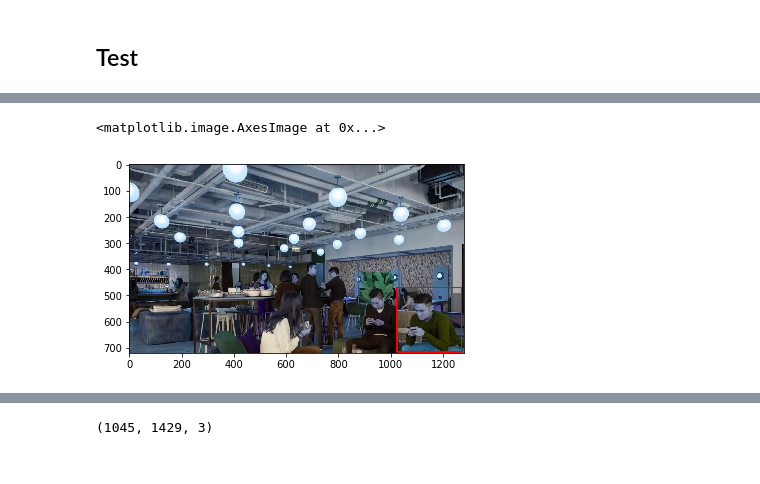
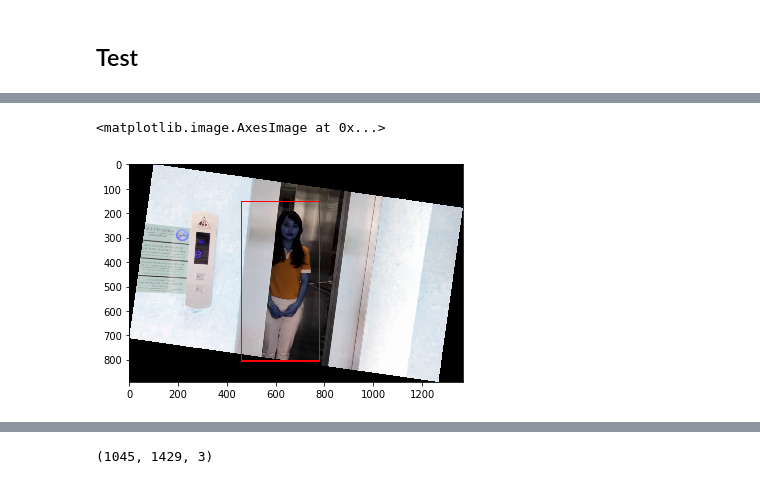
Before and after one commit to damvantai/Hand-Detection, a Jupyter notebook: src/02_Augmentation_Image_Tested_Finish.ipynb, the cells around one changed output, grey strips where cells are left out. Cells and saved outputs as stored; diff of their text form; code cells hidden in the pictures.

```diff
--- a/src/02_Augmentation_Image_Tested_Finish.ipynb
+++ b/src/02_Augmentation_Image_Tested_Finish.ipynb
@@ -209,7 +233,7 @@ plt.imshow(img)
 # %%
-img = cv2.imread("/home/damvantai/Documents/github/open_source/Multi-class-BBox-Label-Tool/Images/003/881_flip.jpg")
-img = cv2.rectangle(img, (1023,469), (1270,716), (255, 0, 0), 3)
+img = cv2.imread("/home/neosai/Documents/dataset/preprocess/Images/003/323_rotated_flip.jpg")
+img = cv2.rectangle(img, (460,153),(781,805), (255, 0, 0), 3)
 plt.imshow(img)
 # %% [output]
 <matplotlib.image.AxesImage at 0x...>
-[figure, old version]
+[figure, new version]
```
Also changed, not shown: parts of 10 cells of this notebook.
